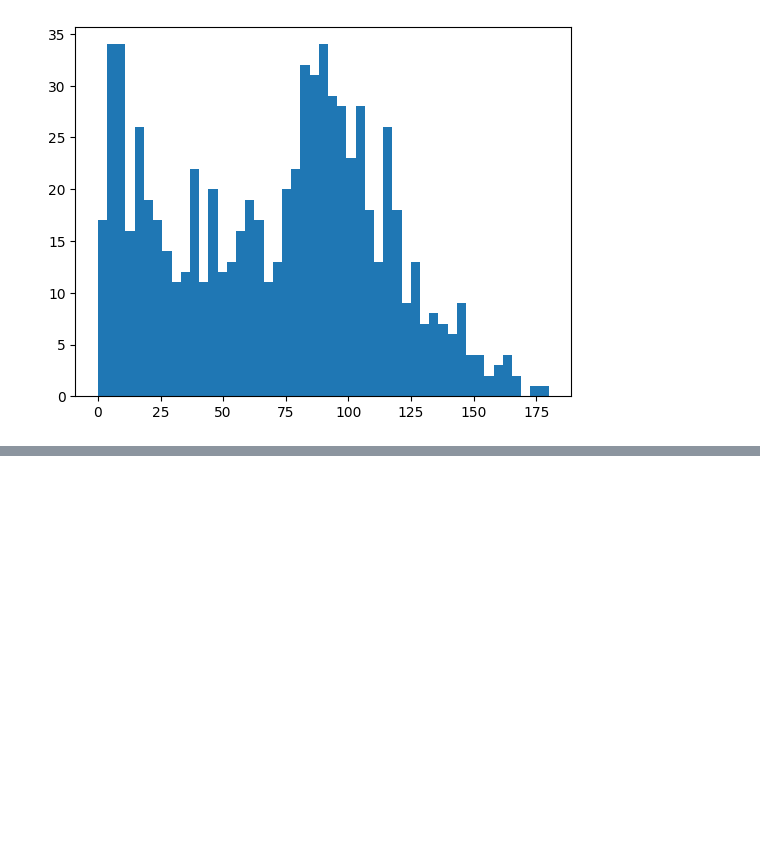
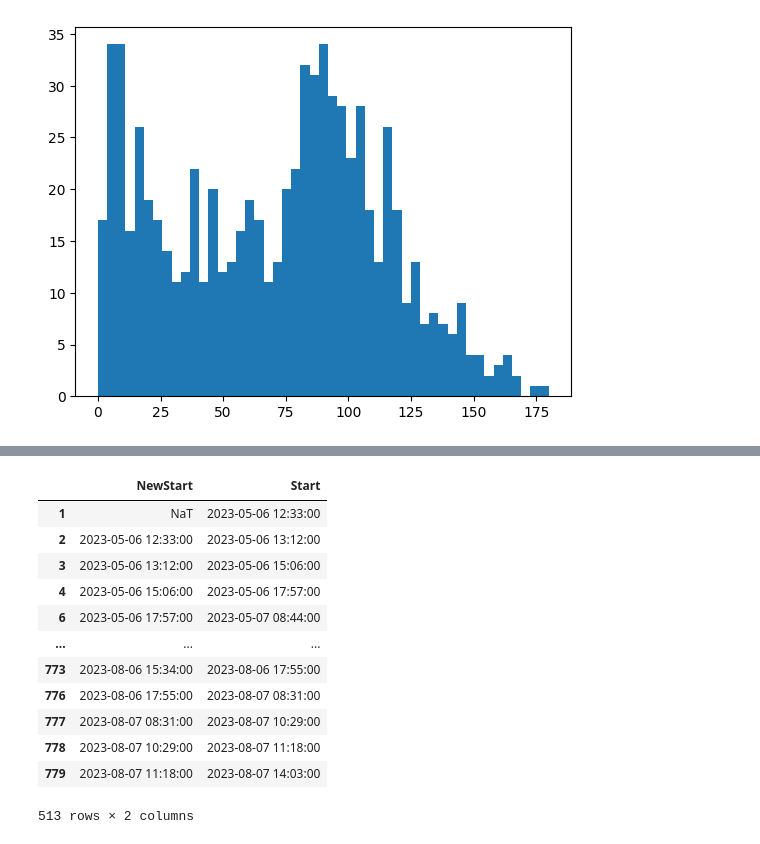
Before and after one commit to chrishavlin/wakeybaby, a Jupyter notebook: examples/hb_wake_windows.ipynb, the cells around one changed output, grey strips where cells are left out. Cells and saved outputs as stored; diff of their text form; code cells hidden in the pictures; blank space fills up the shorter version.

```diff
--- a/examples/hb_wake_windows.ipynb
+++ b/examples/hb_wake_windows.ipynb
@@ -24,0 +47,20 @@ plt.hist(df.time_awake.dt.total_seconds()/60, bins=np.linspace(0,180,50));
+# %%
+df_c = df.copy(deep=True)
+# %%
+df_c['NewStart'] = df_c['Start'].shift(1)
+# %%
+df_c[['NewStart', 'Start']]
+# %% [output]
+|  | NewStart | Start |
+| 1 | NaT | 2023-05-06 12:33:00 |
+| 2 | 2023-05-06 12:33:00 | 2023-05-06 13:12:00 |
+| 3 | 2023-05-06 13:12:00 | 2023-05-06 15:06:00 |
+| 4 | 2023-05-06 15:06:00 | 2023-05-06 17:57:00 |
+| 6 | 2023-05-06 17:57:00 | 2023-05-07 08:44:00 |
+| ... | ... | ... |
+| 773 | 2023-08-06 15:34:00 | 2023-08-06 17:55:00 |
+| 776 | 2023-08-06 17:55:00 | 2023-08-07 08:31:00 |
+| 777 | 2023-08-07 08:31:00 | 2023-08-07 10:29:00 |
+| 778 | 2023-08-07 10:29:00 | 2023-08-07 11:18:00 |
+| 779 | 2023-08-07 11:18:00 | 2023-08-07 14:03:00 |
+513 rows × 2 columns
```
Also changed, not shown: parts of 9 cells of this notebook, 1 other file.
